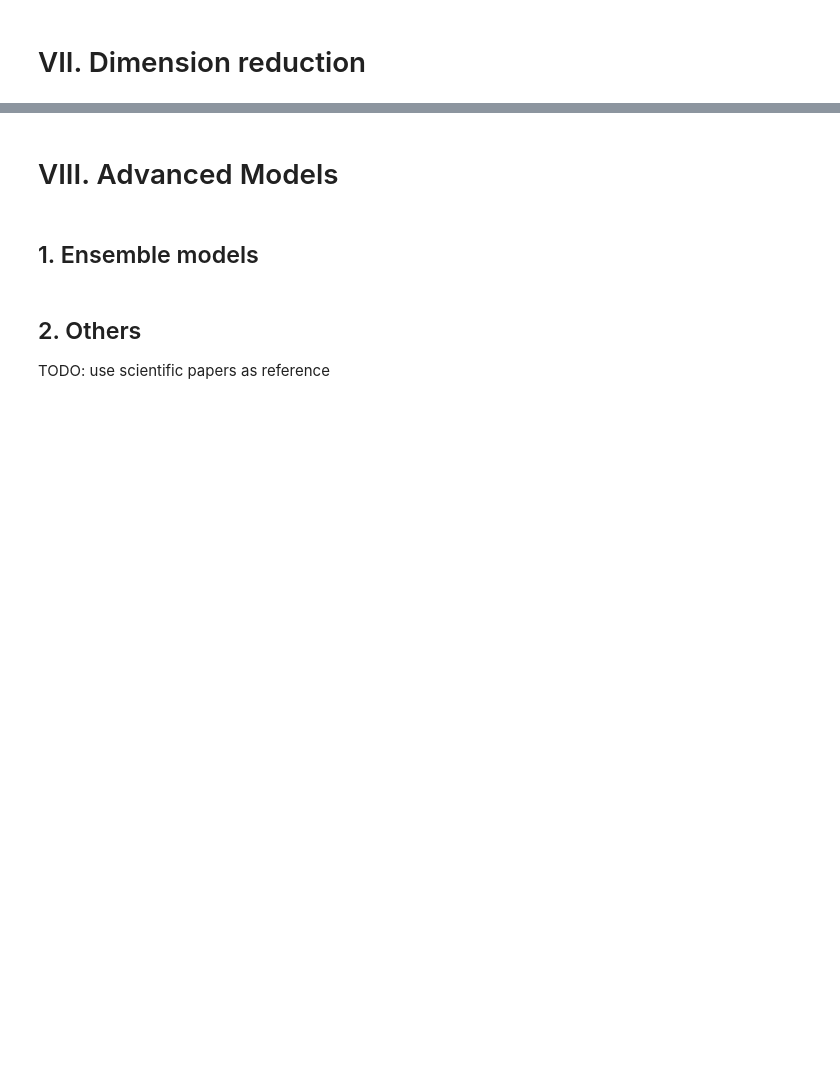
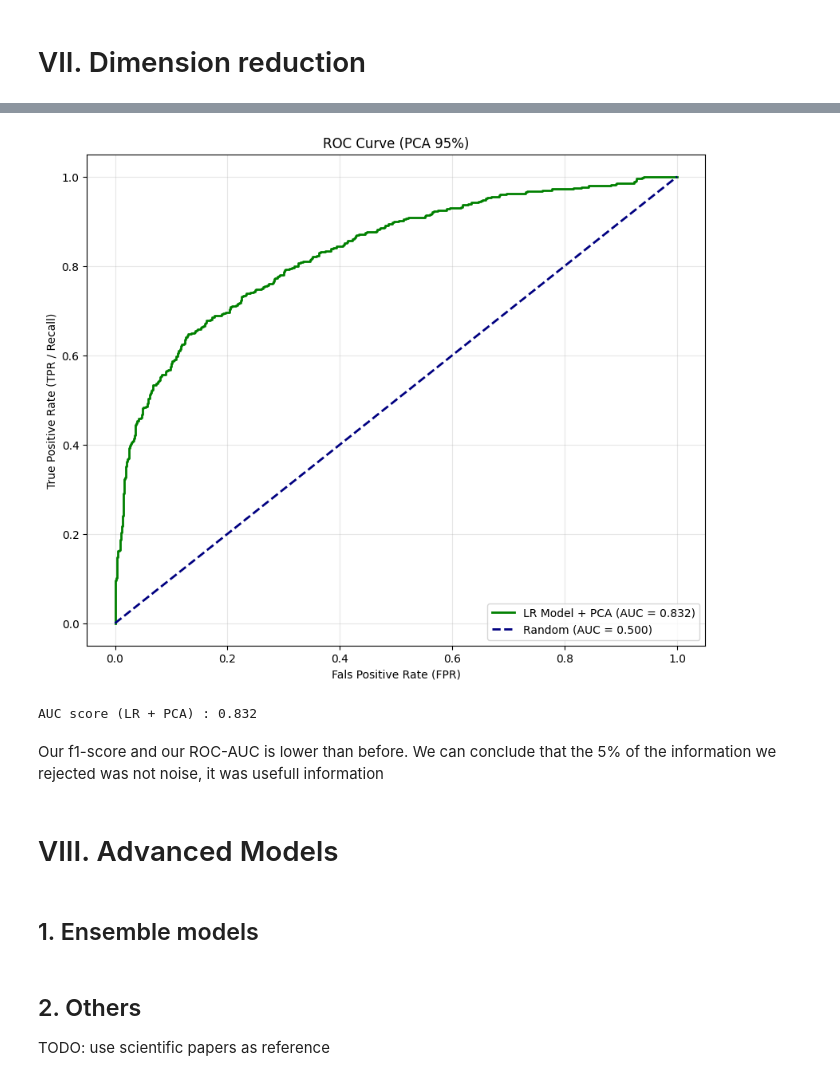
Before and after one commit to maxoubvd/S7_ML_project, a Jupyter notebook: projet_ml.ipynb, the cells around one changed output, grey strips where cells are left out. Drawn from its saved outputs; the diff is of its cells as text; code cells hidden in the pictures; blank space fills up the shorter version.

```diff
--- a/projet_ml.ipynb
+++ b/projet_ml.ipynb
@@ -796,0 +1175,14 @@ Not exited (0)       0.92      0.79      0.85      1572
+# %%
+pipe_pca_model = ImblearnPipeline([
+    ('scaler', StandardScaler()),
+    ('pca', PCA(n_components=0.95)), # Here we reject 5% of the information
+    ('smote', SMOTE(random_state=42)),
+    ('model', LogisticRegression(random_state=42, max_iter=1000))
+])
+
+pipe_pca_model.fit(X_train, y_train)
+
+y_pred_pca = pipe_pca_model.predict(X_test)
+
+print("\n--- Classification Report (PCA 95%) ---")
+print(classification_report(y_test, y_pred_pca, target_names=['Not Exited (0)', 'Exited (1)']))
@@ -797,3 +1199,29 @@ Not exited (0)       0.92      0.79      0.85      1572
+# %%
+y_scores_pca = pipe_pca_model.predict_proba(X_test)[:, 1]
+
+fpr_pca, tpr_pca, _ = roc_curve(y_test, y_scores_pca)
+auc_pca = auc(fpr_pca, tpr_pca)
+
+plt.figure(figsize=(10, 8))
+plt.plot(fpr_pca, tpr_pca, color='green', lw=2,
+         label=f'LR Model + PCA (AUC = {auc_pca:.3f})')
+
+plt.plot([0, 1], [0, 1], color='navy', lw=2, linestyle='--',
+         label='Random (AUC = 0.500)')
+
+plt.xlabel('Fals Positive Rate (FPR)')
+plt.ylabel('True Positive Rate (TPR / Recall)')
+plt.title('ROC Curve (PCA 95%)')
+plt.legend(loc="lower right")
+plt.grid(alpha=0.3)
+plt.show()
+
+print(f"AUC score (LR + PCA) : {auc_pca:.3f}")
+# %% [output]
+[figure, added]
+AUC score (LR + PCA) : 0.832
+# %% [markdown]
+Our f1-score and our ROC-AUC is lower than before. We can conclude that the 5% of the information we rejected was not noise, it was usefull information
 # %% [markdown]
 # VIII. Advanced Models
 # %% [markdown]
```
Also changed, not shown: parts of 54 cells of this notebook.
